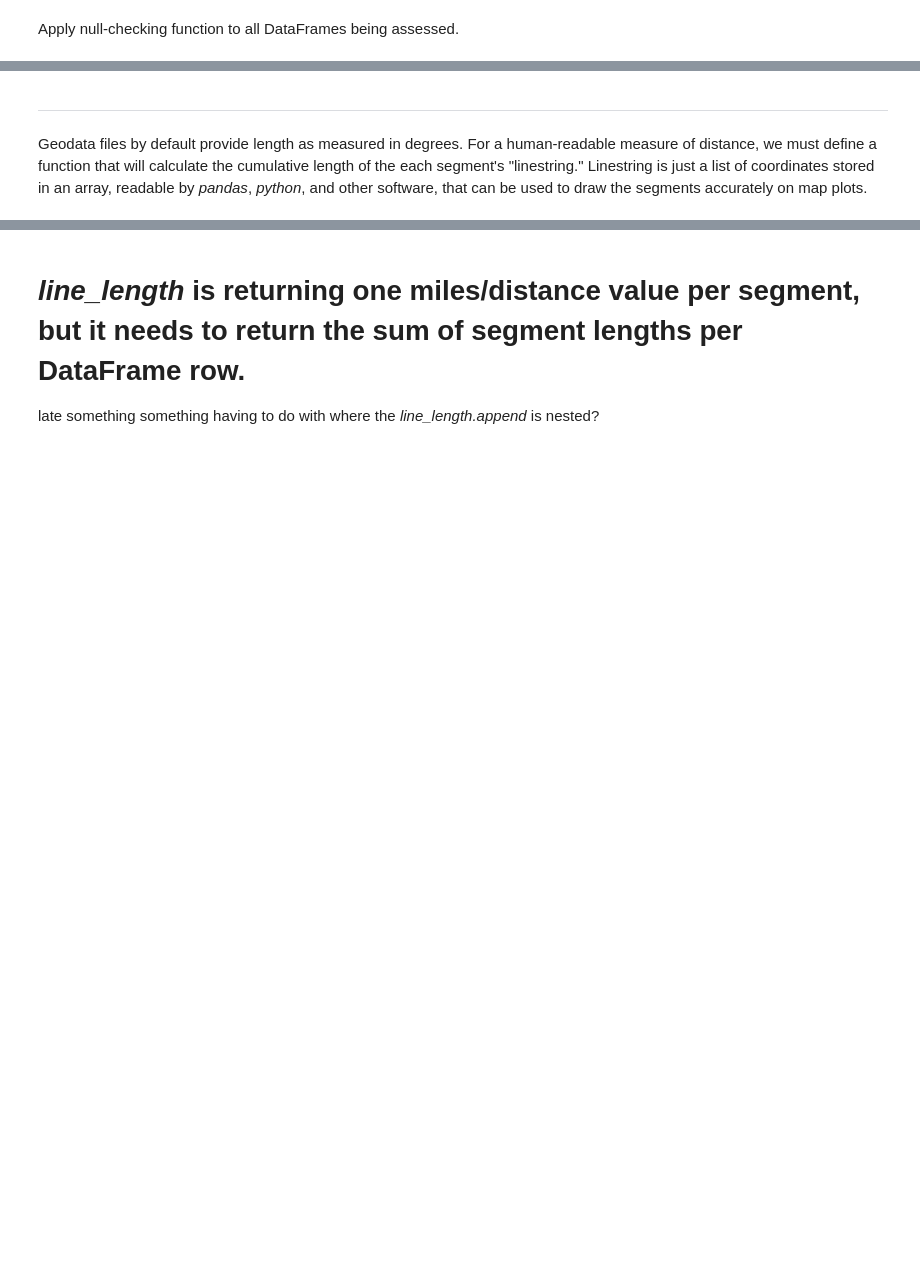
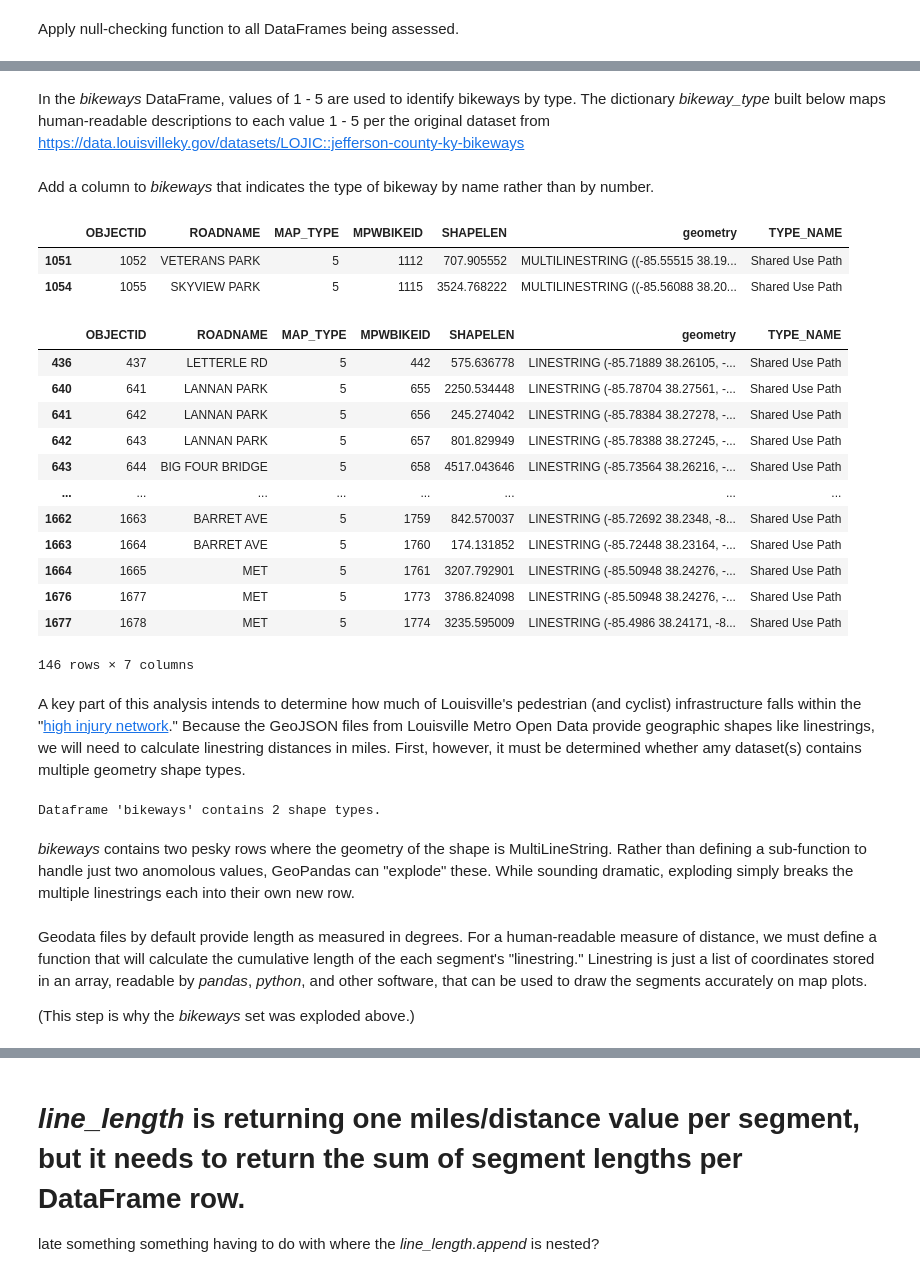
Before and after one commit to JishGorft/Roadway_Risk, a Jupyter notebook: Louisville_Roadway_Risk_Analysis.ipynb, the cells around one changed output, grey strips where cells are left out. Saved outputs shown, nothing was run; the diff lists cells and outputs as text; code cells hidden in the pictures; blank space fills up the shorter version.

```diff
--- a/Louisville_Roadway_Risk_Analysis.ipynb
+++ b/Louisville_Roadway_Risk_Analysis.ipynb
@@ -126,2 +106,58 @@ Uh oh! This program needs all values of the 'geometry' column to be consistent a
-# %% [markdown]
----
+# %% [markdown]
+In the *bikeways* DataFrame, values of 1 - 5 are used to identify bikeways by type. The dictionary *bikeway_type* built below maps human-readable descriptions to each value 1 - 5 per the original dataset from https://data.louisvilleky.gov/datasets/LOJIC::jefferson-county-ky-bikeways
+# %%
+# 1 = Separated Bike Lane
+# 2 = Bike Lane
+# 3 = Neighborway
+# 4 = Shared Lane Connection
+# 5 = Shared Use Path
+
+bikeway_type = {
+    '1': 'Separated Bike Lane',
+    '2': 'Bike Lane',
+    '3': 'Neighborway',
+    '4': 'Shared Lane Connection',
+    '5': 'Shared Use Path'
+}
+# %% [markdown]
+Add a column to *bikeways* that indicates the type of bikeway by name rather than by number.
+# %%
+bikeways['TYPE_NAME'] = bikeways['MAP_TYPE'].map(bikeway_type)
+# %%
+bikeways_mls = bikeways.loc[bikeways['geometry'].geom_type == 'MultiLineString']
+display(bikeways_mls)
+bikeways_mt5 = bikeways.loc[bikeways['MAP_TYPE'] == '5']
+display(bikeways_mt5)
+# %% [output]
+|  | OBJECTID | ROADNAME | MAP_TYPE | MPWBIKEID | SHAPELEN | geometry | TYPE_NAME |
+| 1051 | 1052 | VETERANS PARK | 5 | 1112 | 707.905552 | MULTILINESTRING ((-85.55515 38.19... | Shared Use Path |
+| 1054 | 1055 | SKYVIEW PARK | 5 | 1115 | 3524.768222 | MULTILINESTRING ((-85.56088 38.20... | Shared Use Path |
+|  | OBJECTID | ROADNAME | MAP_TYPE | MPWBIKEID | SHAPELEN | geometry | TYPE_NAME |
+| 436 | 437 | LETTERLE RD | 5 | 442 | 575.636778 | LINESTRING (-85.71889 38.26105, -... | Shared Use Path |
+| 640 | 641 | LANNAN PARK | 5 | 655 | 2250.534448 | LINESTRING (-85.78704 38.27561, -... | Shared Use Path |
+| 641 | 642 | LANNAN PARK | 5 | 656 | 245.274042 | LINESTRING (-85.78384 38.27278, -... | Shared Use Path |
+| 642 | 643 | LANNAN PARK | 5 | 657 | 801.829949 | LINESTRING (-85.78388 38.27245, -... | Shared Use Path |
+| 643 | 644 | BIG FOUR BRIDGE | 5 | 658 | 4517.043646 | LINESTRING (-85.73564 38.26216, -... | Shared Use Path |
+| ... | ... | ... | ... | ... | ... | ... | ... |
+| 1662 | 1663 | BARRET AVE | 5 | 1759 | 842.570037 | LINESTRING (-85.72692 38.2348, -8... | Shared Use Path |
+| 1663 | 1664 | BARRET AVE | 5 | 1760 | 174.131852 | LINESTRING (-85.72448 38.23164, -... | Shared Use Path |
+| 1664 | 1665 | MET | 5 | 1761 | 3207.792901 | LINESTRING (-85.50948 38.24276, -... | Shared Use Path |
+| 1676 | 1677 | MET | 5 | 1773 | 3786.824098 | LINESTRING (-85.50948 38.24276, -... | Shared Use Path |
+| 1677 | 1678 | MET | 5 | 1774 | 3235.595009 | LINESTRING (-85.4986 38.24171, -8... | Shared Use Path |
+146 rows × 7 columns
+# %% [markdown]
+A key part of this analysis intends to determine how much of Louisville's pedestrian (and cyclist) infrastructure falls within the "[high injury network](https://data.louisvilleky.gov/datasets/LOJIC::louisville-metro-ky-high-injury-network)." Because the GeoJSON files from Louisville Metro Open Data provide geographic shapes like linestrings, we will need to calculate linestring distances in miles. First, however, it must be determined whether amy dataset(s) contains multiple geometry shape types.
+# %%
+def check_shapes(df):
+    if df['geometry'].geom_type.nunique() == 1:   # check whether only one geometry type exists in the dataframe, e.g. one consistent type for all values in 'geometry'
+        pass
+    else:
+        print(f"Dataframe '{df.name}' contains {df.geom_type.nunique()} shape types.")
+
+for each_set in data_sets:
+    check_shapes(each_set)
+# %% [output]
+Dataframe 'bikeways' contains 2 shape types.
+# %% [markdown]
+*bikeways* contains two pesky rows where the geometry of the shape is MultiLineString.
+Rather than defining a sub-function to handle just two anomolous values, GeoPandas can "explode" these. While sounding dramatic, exploding simply breaks the multiple linestrings each into their own new row.
@@ -128,3 +167,5 @@ Uh oh! This program needs all values of the 'geometry' column to be consistent a
 # %% [markdown]
 Geodata files by default provide length as measured in degrees. For a human-readable measure of distance, we must define a function that will calculate the cumulative length of the each segment's "linestring." Linestring is just a list of coordinates stored in an array, readable by *pandas*, *python*, and other software, that can be used to draw the segments accurately on map plots.
+
+(This step is why the *bikeways* set was exploded above.)
 # %%
```
Also changed, not shown: parts of 15 cells of this notebook.
